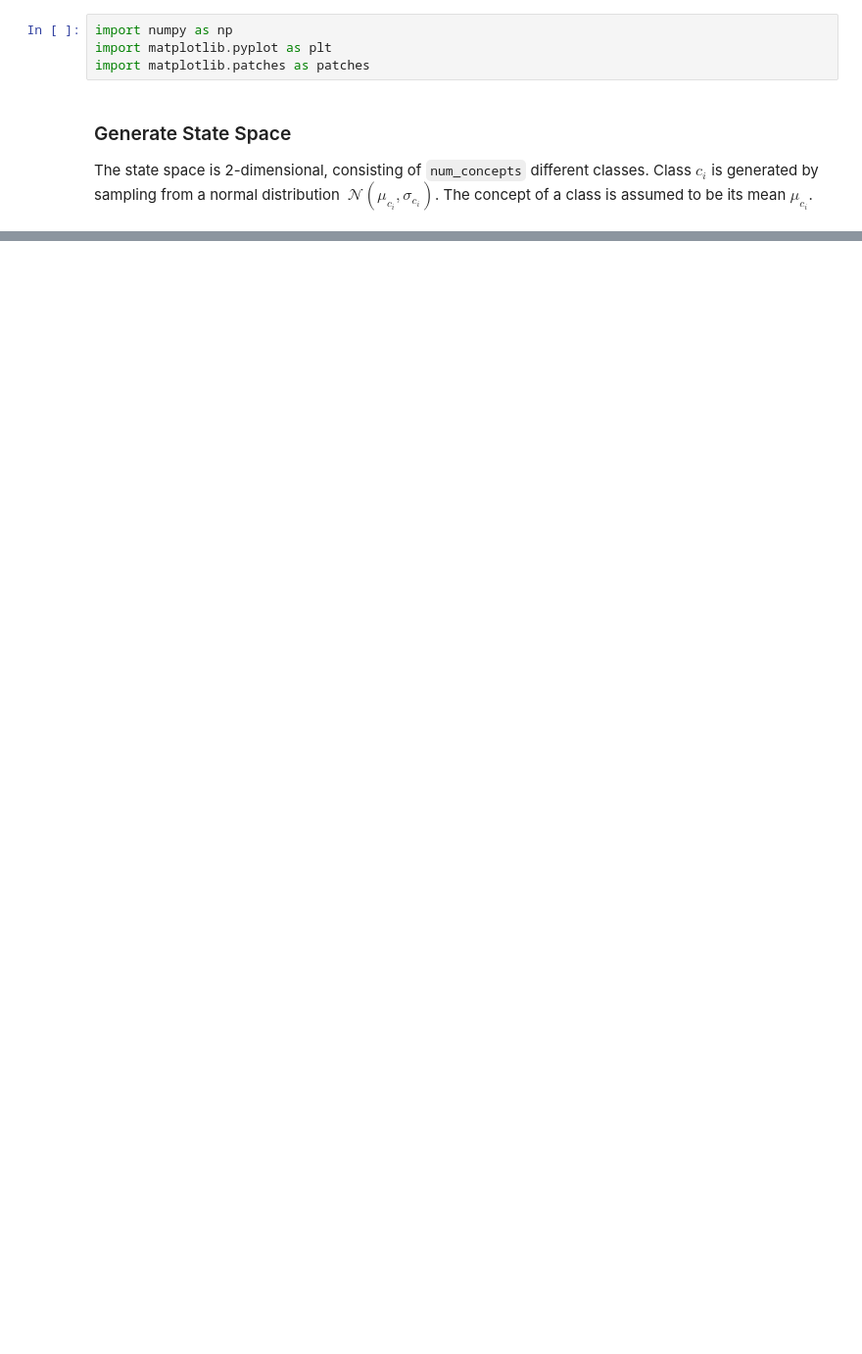
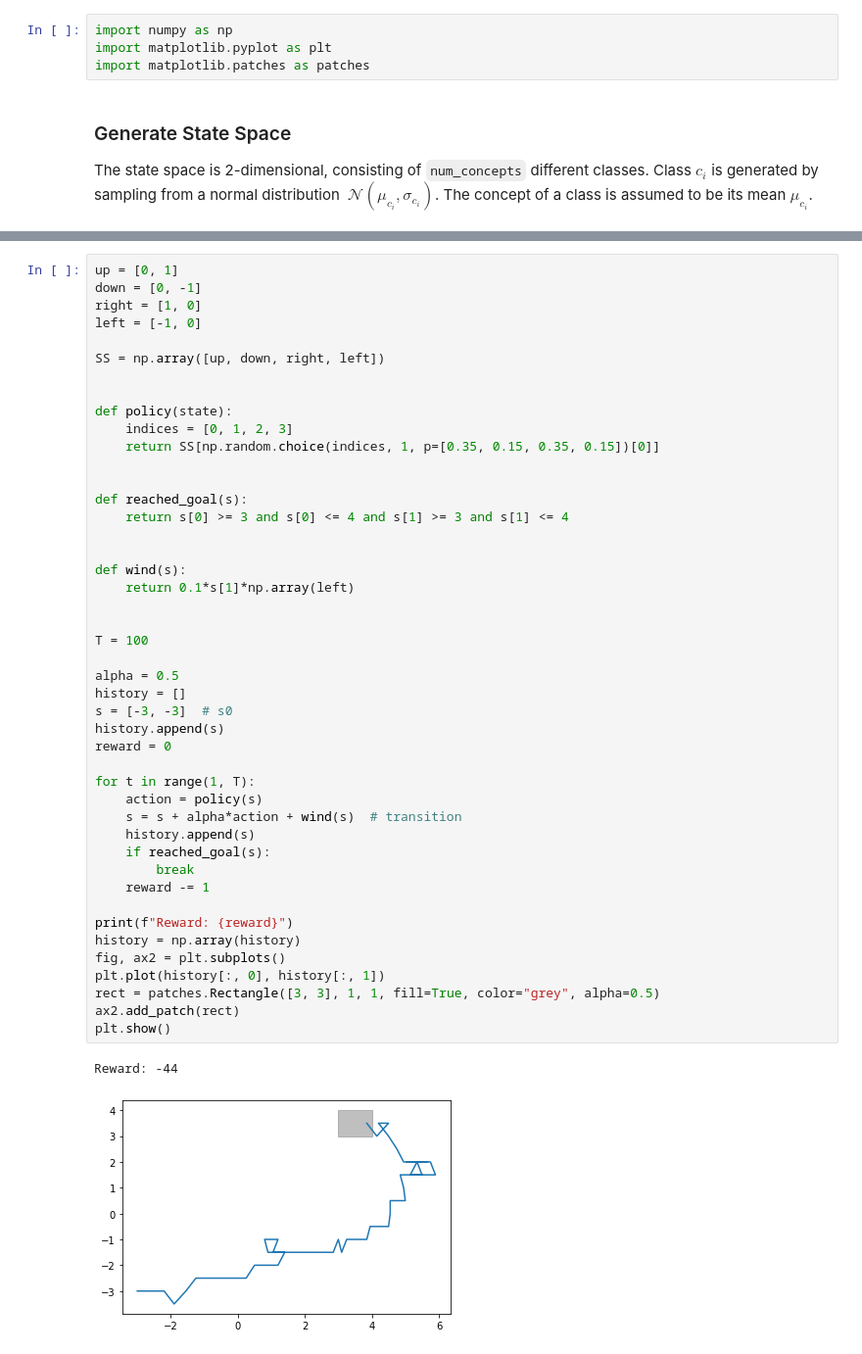
Before and after one commit to jackteversham/concepts-ope, a Jupyter notebook: toy_concepts_regression.ipynb, the cells around one changed output, grey strips where cells are left out. Shown: that part at 98% size. Drawn from its saved outputs; the diff is of its cells as text; blank space fills up the shorter version.

Commit message:
arbitrary policy definition

```diff
--- a/toy_concepts_regression.ipynb
+++ b/toy_concepts_regression.ipynb
@@ -51,0 +59,48 @@ Where $\Delta_{ss}$ is a step size, $a_t$ is a unit vector representing the acti
+# %%
+up = [0, 1]
+down = [0, -1]
+right = [1, 0]
+left = [-1, 0]
+
+SS = np.array([up, down, right, left])
+
+
+def policy(state):
+    indices = [0, 1, 2, 3]
+    return SS[np.random.choice(indices, 1, p=[0.35, 0.15, 0.35, 0.15])[0]]
+
+
+def reached_goal(s):
+    return s[0] >= 3 and s[0] <= 4 and s[1] >= 3 and s[1] <= 4
+
+
+def wind(s):
+    return 0.1*s[1]*np.array(left)
+
+
+T = 100
+
+alpha = 0.5
+history = []
+s = [-3, -3]  # s0
+history.append(s)
+reward = 0
+
+for t in range(1, T):
+    action = policy(s)
+    s = s + alpha*action + wind(s)  # transition
+    history.append(s)
+    if reached_goal(s):
+        break
+    reward -= 1
+
+print(f"Reward: {reward}")
+history = np.array(history)
+fig, ax2 = plt.subplots()
+plt.plot(history[:, 0], history[:, 1])
+rect = patches.Rectangle([3, 3], 1, 1, fill=True, color="grey", alpha=0.5)
+ax2.add_patch(rect)
+plt.show()
+# %% [output]
+Reward: -44
+[figure, added]
```
Also changed, not shown: parts of 4 cells of this notebook.
